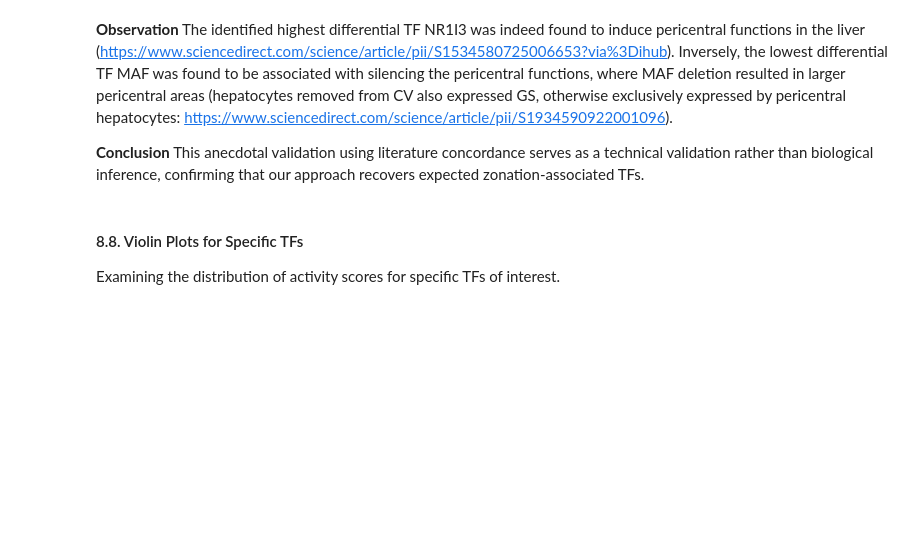
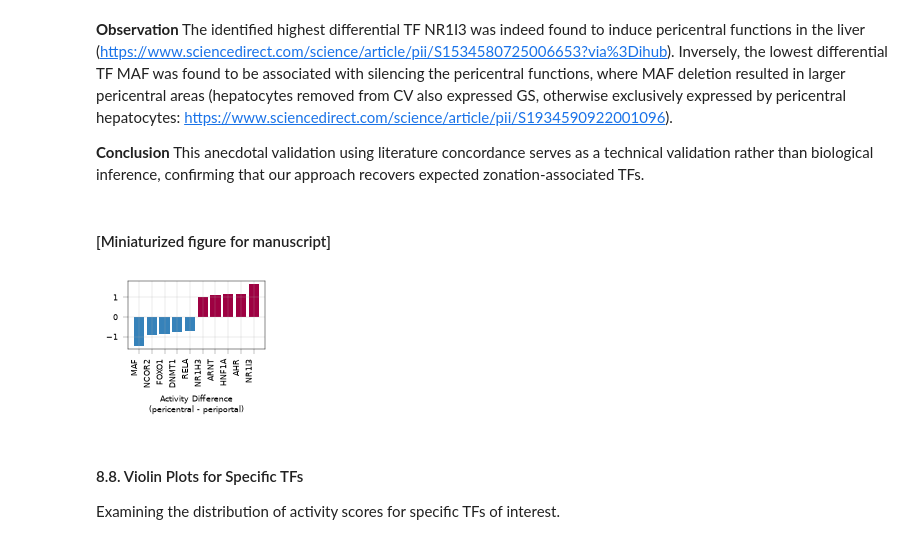
Before and after one commit to MannLabs/alphapepttools-manuscript, a Jupyter notebook: notebooks/main/scdvp/study_04_scDVP.ipynb, the cells around one changed output. Cells and saved outputs as stored; diff of their text form; code cells hidden in the pictures; blank space fills up the shorter version.

```diff
--- a/notebooks/main/scdvp/study_04_scDVP.ipynb
+++ b/notebooks/main/scdvp/study_04_scDVP.ipynb
@@ -1991,6 +1992,42 @@ The identified highest differential TF NR1I3 was indeed found to induce pericent
 
 **Conclusion**
 This anecdotal validation using literature concordance serves as a technical validation rather than biological inference, confirming that our approach recovers expected zonation-associated TFs.
+# %% [markdown]
+#### [Miniaturized figure for manuscript]
+# %%
+# Plot top differential TFs
+n_top = 5
+top_up = activity_diff.tail(n_top)
+top_down = activity_diff.head(n_top)
+top_diff = pd.concat([top_down, top_up])
+
+fig, axm = apt.pl.create_figure(figsize=("0.5", "0.25"))
+ax = axm.next()
+colors = [apt.pl.BaseColors.get("blue") if x < 0 else apt.pl.BaseColors.get("red") for x in top_diff.to_numpy()]
+ax.bar(top_diff.index, height=top_diff.to_numpy().T, color=colors)
+# apt.pl.barplot(ax=ax, data=top_diff.T, direct_columns=["tf_activity"])
+# ax.set_yticks(range(len(top_diff)))
+# ax.set_yticklabels(top_diff.index)
+# ax.axvline(x=0, color="black", linewidth=0.5)
+# ax.set_xlabel("Activity Difference\n(pericentral - periportal)")
+# ax.set_ylabel("Transcription Factor")
+# ax.set_title("Spatially Differential TF Activity")
+
+ax.set_xticklabels(ax.get_xticklabels(), rotation=90, ha="right")
+apt.pl.label_axes(ax=ax, xlabel="Activity Difference\n(pericentral - periportal)")
+
+plt.tight_layout()
+
+apt.pl.save_figure(
+    fig = fig,
+    filename = "tf-activity-difference_top5_tiny.png",
+    output_dir = figure_output_dir,
+    dpi=600,
+    transparent=True,
+    bbox_inches = "tight",
+)
+# %% [output]
+[figure, added]
 # %% [markdown]
 #### 8.8. Violin Plots for Specific TFs
 
```
Also changed, not shown: parts of 21 cells of this notebook, 30 other files.
